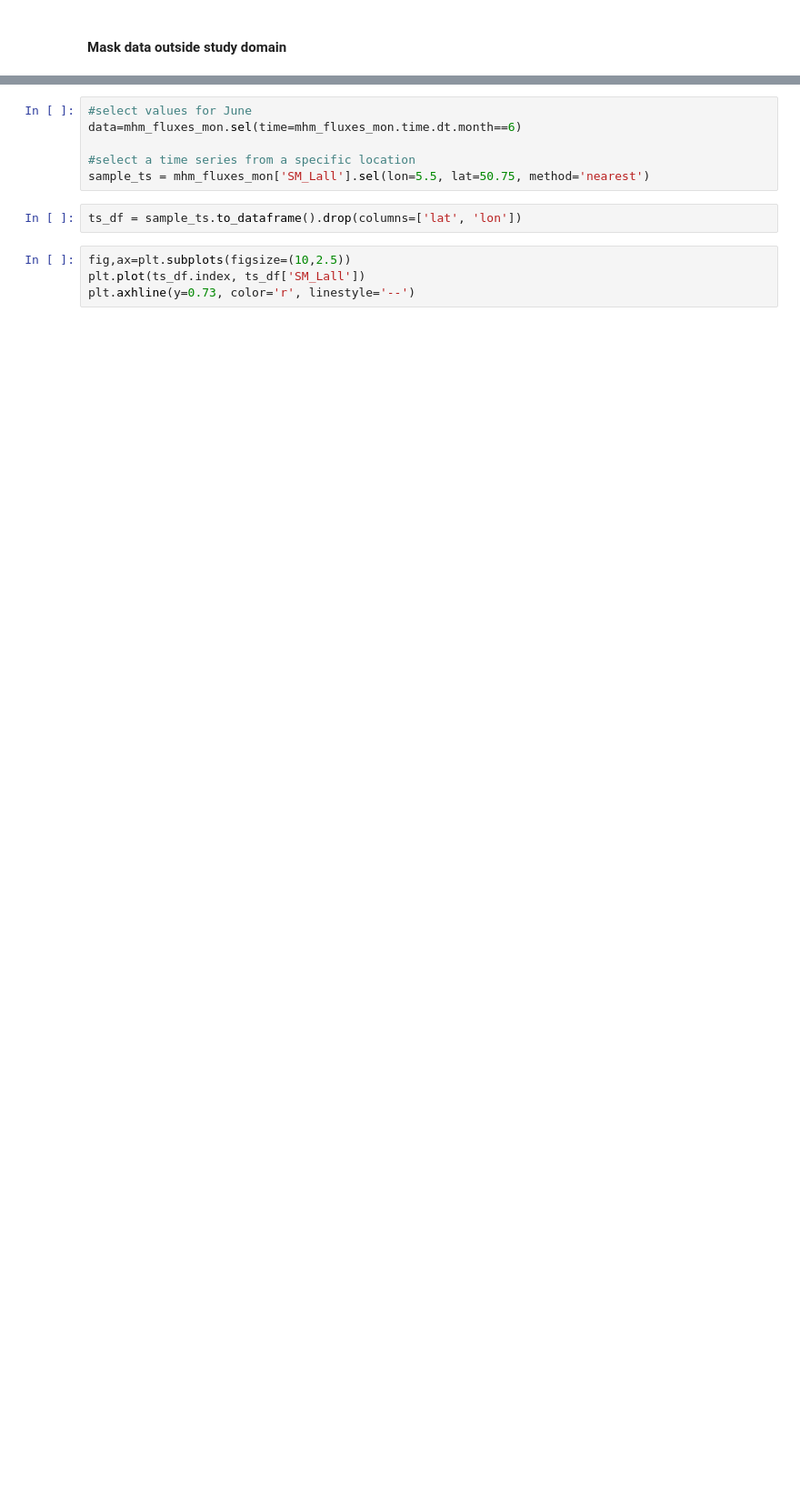
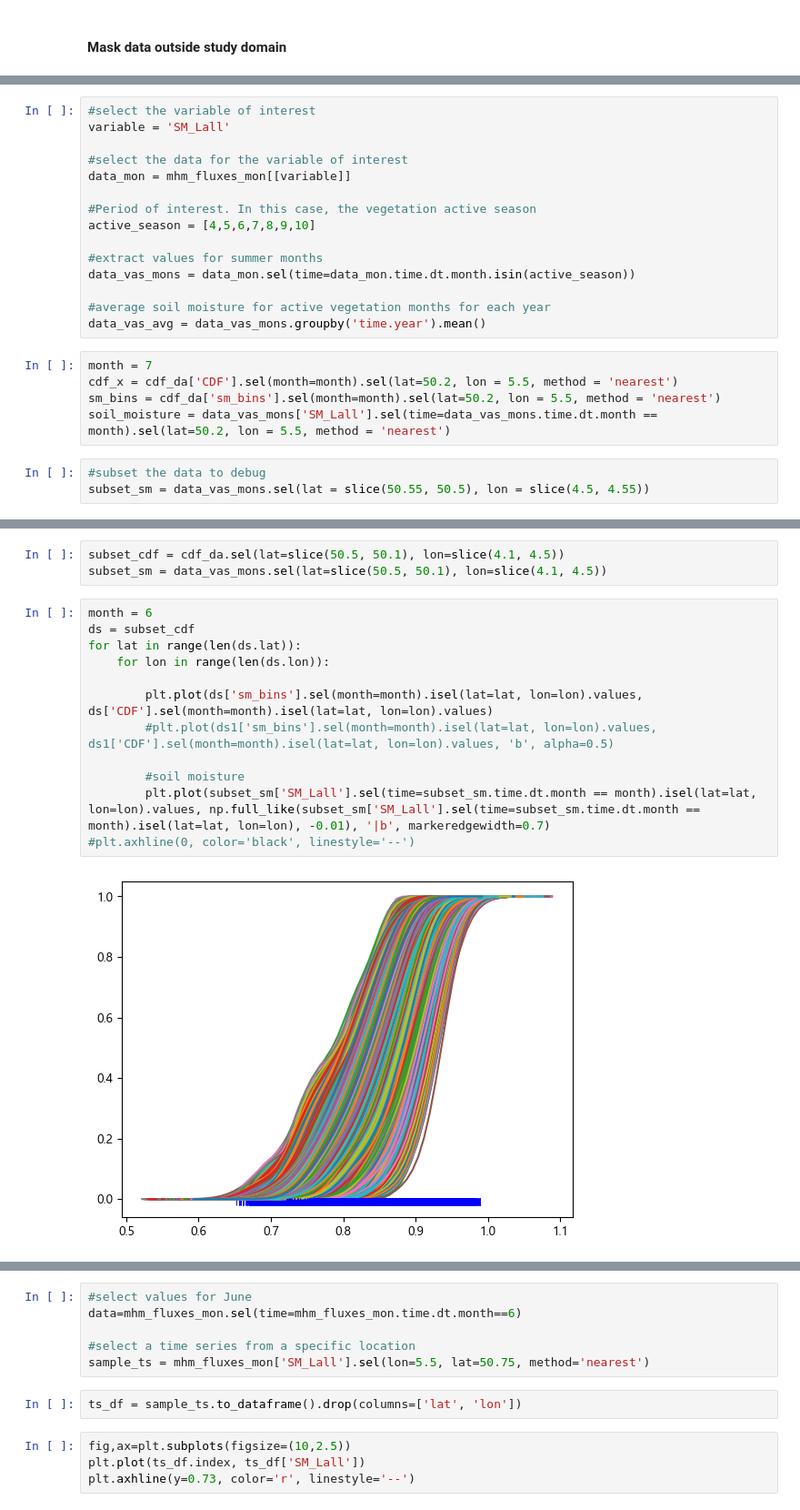
Before and after one commit to klekarkar/mHM_IO_dataprocessing, a Jupyter notebook: SoilMoistureIndex.ipynb, the cells around one changed output, grey strips where cells are left out. Shown at 91% size. Cells and saved outputs as stored; diff of their text form; blank space fills up the shorter version.

Commit message:
Compute Soil Moisture Anomaly according to European Drought Observatory

```diff
--- a/SoilMoistureIndex.ipynb
+++ b/SoilMoistureIndex.ipynb
@@ -39,0 +52,23 @@ mhm_fluxes_year = be_data[variables].resample(time='YE').sum()
+# %%
+#select the variable of interest
+variable = 'SM_Lall'
+
+#select the data for the variable of interest
+data_mon = mhm_fluxes_mon[[variable]]
+
+#Period of interest. In this case, the vegetation active season
+active_season = [4,5,6,7,8,9,10]
+
+#extract values for summer months
+data_vas_mons = data_mon.sel(time=data_mon.time.dt.month.isin(active_season))
+
+#average soil moisture for active vegetation months for each year
+data_vas_avg = data_vas_mons.groupby('time.year').mean()
+# %%
+month = 7
+cdf_x = cdf_da['CDF'].sel(month=month).sel(lat=50.2, lon = 5.5, method = 'nearest')
+sm_bins = cdf_da['sm_bins'].sel(month=month).sel(lat=50.2, lon = 5.5, method = 'nearest')
+soil_moisture = data_vas_mons['SM_Lall'].sel(time=data_vas_mons.time.dt.month == month).sel(lat=50.2, lon = 5.5, method = 'nearest')
+# %%
+#subset the data to debug
+subset_sm = data_vas_mons.sel(lat = slice(50.55, 50.5), lon = slice(4.5, 4.55))
@@ -39,0 +177,17 @@ mhm_fluxes_year = be_data[variables].resample(time='YE').sum()
+# %%
+subset_cdf = cdf_da.sel(lat=slice(50.5, 50.1), lon=slice(4.1, 4.5))
+subset_sm = data_vas_mons.sel(lat=slice(50.5, 50.1), lon=slice(4.1, 4.5))
+# %%
+month = 6
+ds = subset_cdf
+for lat in range(len(ds.lat)):
+    for lon in range(len(ds.lon)):
+
+        plt.plot(ds['sm_bins'].sel(month=month).isel(lat=lat, lon=lon).values, ds['CDF'].sel(month=month).isel(lat=lat, lon=lon).values)
+        #plt.plot(ds1['sm_bins'].sel(month=month).isel(lat=lat, lon=lon).values, ds1['CDF'].sel(month=month).isel(lat=lat, lon=lon).values, 'b', alpha=0.5)
+
+        #soil moisture
+        plt.plot(subset_sm['SM_Lall'].sel(time=subset_sm.time.dt.month == month).isel(lat=lat, lon=lon).values, np.full_like(subset_sm['SM_Lall'].sel(time=subset_sm.time.dt.month == month).isel(lat=lat, lon=lon), -0.01), '|b', markeredgewidth=0.7)
+#plt.axhline(0, color='black', linestyle='--')
+# %% [output]
+[figure, added]
```
Also changed, not shown: parts of 13 cells of this notebook, 15 other files.
